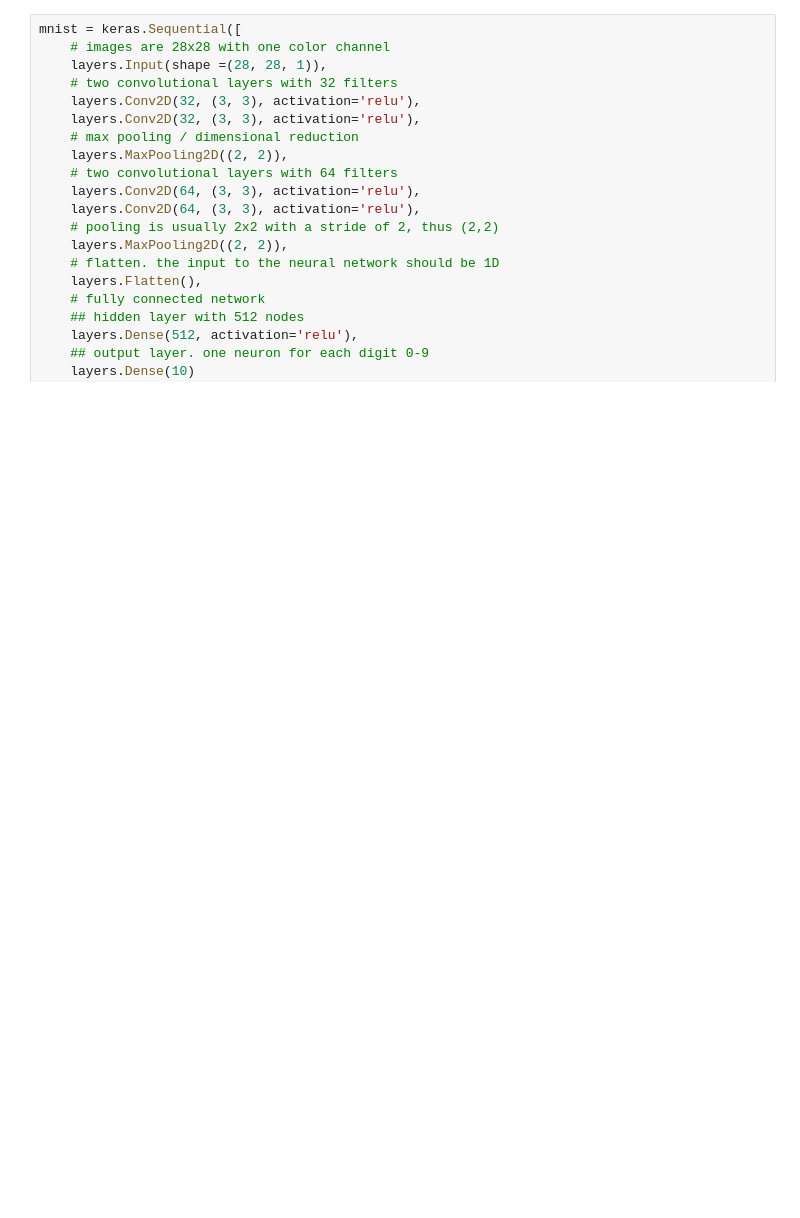
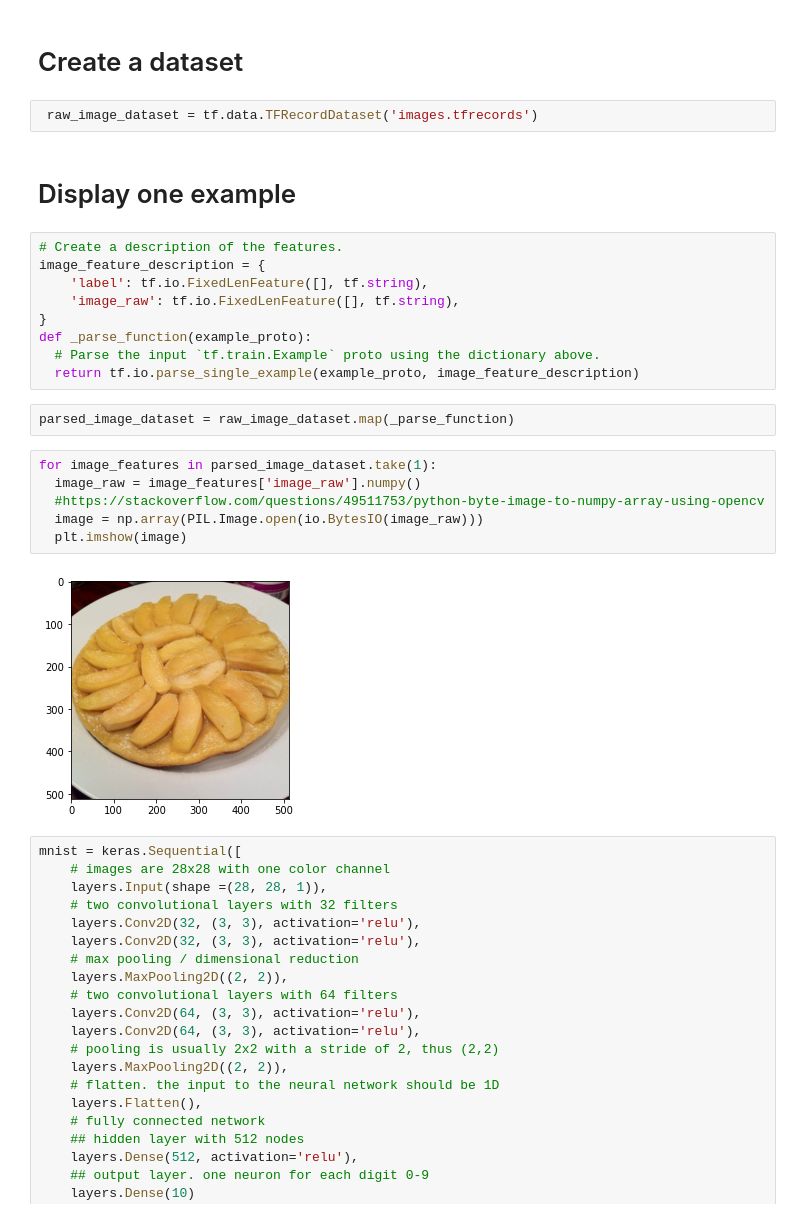
Before and after one commit to mdpatel2/MSAAI-521, a Jupyter notebook: MSAAI_521_Final_Project.ipynb, the cells around one changed output. Cells and saved outputs as stored; diff of their text form; blank space fills up the shorter version.

```diff
--- a/MSAAI_521_Final_Project.ipynb
+++ b/MSAAI_521_Final_Project.ipynb
@@ -77,3 +125,28 @@ TypeError: ignored
+# %% [markdown]
+# Create a dataset
+# %%
+ raw_image_dataset = tf.data.TFRecordDataset('images.tfrecords')
+# %% [markdown]
+# Display one example
+# %%
+# Create a description of the features.
+image_feature_description = {
+    'label': tf.io.FixedLenFeature([], tf.string),
+    'image_raw': tf.io.FixedLenFeature([], tf.string),
+}
+def _parse_function(example_proto):
+  # Parse the input `tf.train.Example` proto using the dictionary above.
+  return tf.io.parse_single_example(example_proto, image_feature_description)
+# %%
+parsed_image_dataset = raw_image_dataset.map(_parse_function)
+# %%
+for image_features in parsed_image_dataset.take(1):
+  image_raw = image_features['image_raw'].numpy()
+  #https://stackoverflow.com/questions/49511753/python-byte-image-to-numpy-array-using-opencv
+  image = np.array(PIL.Image.open(io.BytesIO(image_raw)))
+  plt.imshow(image)
+# %% [output]
+[figure, added]
 # %%
 mnist = keras.Sequential([
     # images are 28x28 with one color channel
```
Also changed, not shown: parts of 42 cells of this notebook.
